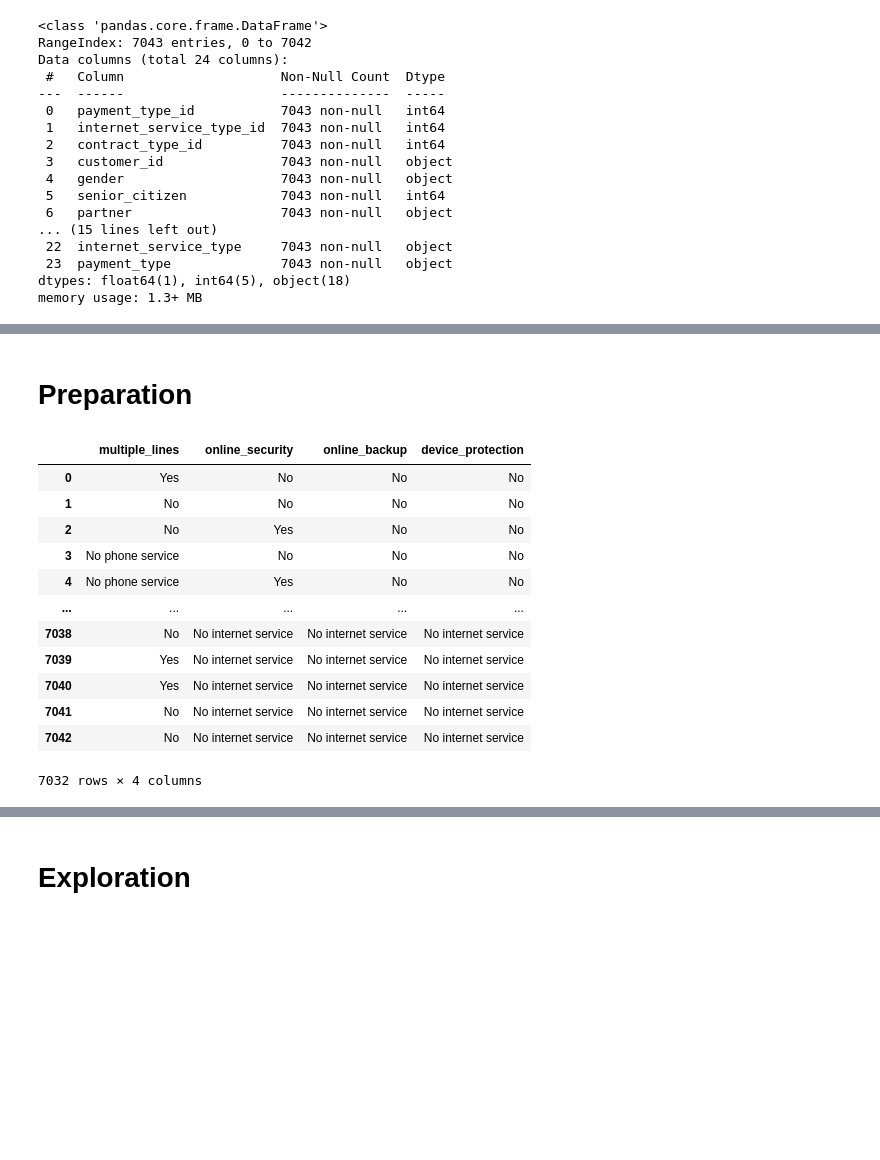
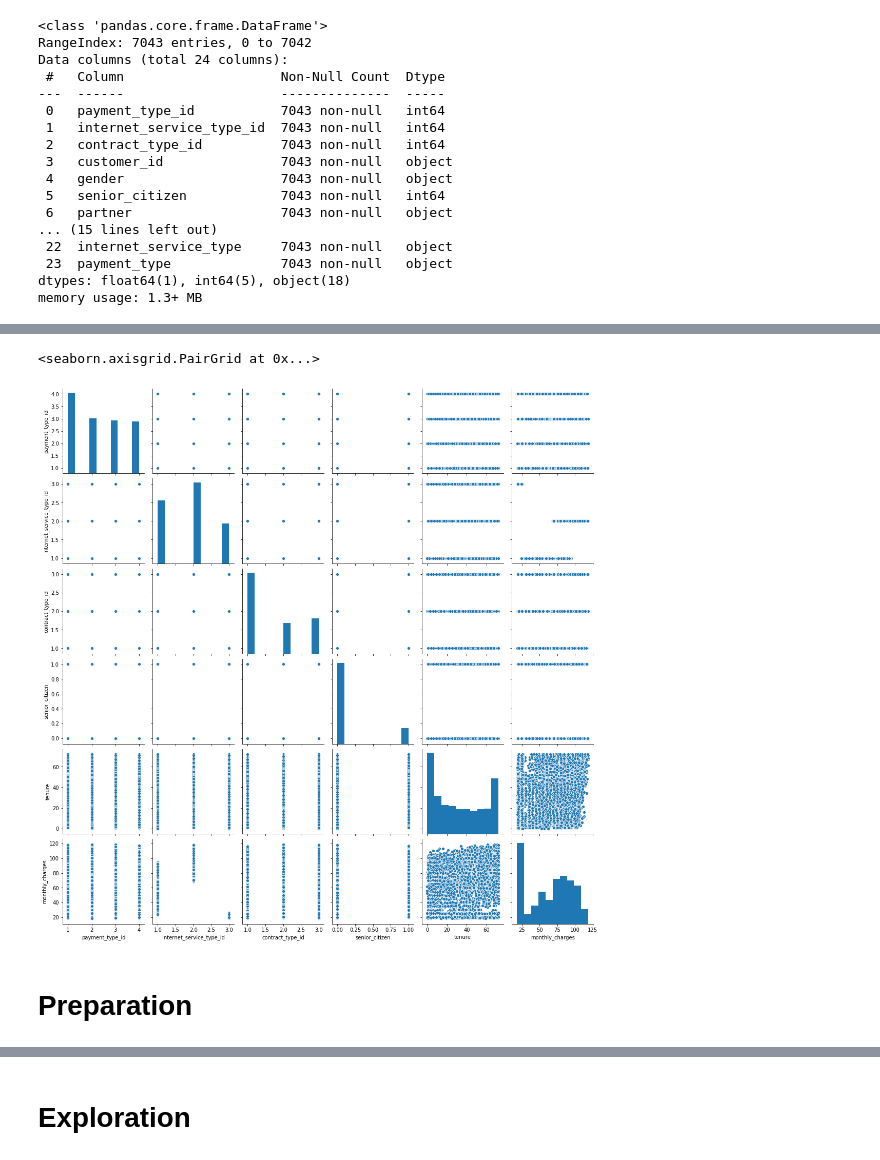
Before and after one commit to Brandon-Martinez27/classification_project, a Jupyter notebook: classification_project.ipynb, the cells around one changed output, grey strips where cells are left out. Drawn from its saved outputs; the diff is of its cells as text; code cells hidden in the pictures; blank space fills up the shorter version.

Commit message:
Project notebook and added prepare file

```diff
--- a/classification_project.ipynb
+++ b/classification_project.ipynb
@@ -7,7 +7,7 @@
 - Walkthrough the construction of a ML classfication Model
 - Provide key points, explanations, and takeaways throughout the process.
 # %%
-#Standard
+# Standard Imports
 import pandas as pd
 import numpy as np
 
@@ -15,9 +15,6 @@ import numpy as np
 import seaborn as sns
 import matplotlib.pyplot as plt
 %matplotlib inline
-
-plt.rc('figure', figsize=(11, 9))
-plt.rc('font', size=13)
 
 # Preparation
 from sklearn.model_selection import train_test_split
@@ -28,6 +25,7 @@ from sklearn.preprocessing import OneHotEncoder
 
 # Modeling and Evalutation
 from sklearn.linear_model import LogisticRegression
+from sklearn.tree import DecisionTreeClassifier
 from sklearn.metrics import classification_report, confusion_matrix, precision_score, recall_score, accuracy_score
 from sklearn.metrics import confusion_matrix
 
@@ -40,7 +38,8 @@ warnings.filterwarnings("ignore")
 
 # Acquire & Prepare
 from acquire import get_telco_data
-#from prepare import telco_split
+from prepare import telco_split
+import math
 # %% [markdown]
 # Acquistion
 # %%
@@ -103,21 +87,8 @@ telco[['tenure', 'monthly_charges', 'total_charges']].describe()
 # %%
-#plot distributions of indivdual variables
+# plot individual distributions
+sns.pairplot(telco)
+# %% [output]
+<seaborn.axisgrid.PairGrid at 0x...>
+[figure, added]
 # %% [markdown]
 # Preparation
-# %%
-# looking at columns that were hidden
-telco[['multiple_lines', 'online_security', 'online_backup', 'device_protection']]
-# %% [output]
-|  | multiple_lines | online_security | online_backup | device_protection |
-| 0 | Yes | No | No | No |
-| 1 | No | No | No | No |
-| 2 | No | Yes | No | No |
-| 3 | No phone service | No | No | No |
-| 4 | No phone service | Yes | No | No |
-| ... | ... | ... | ... | ... |
-| 7038 | No | No internet service | No internet service | No internet service |
-| 7039 | Yes | No internet service | No internet service | No internet service |
-| 7040 | Yes | No internet service | No internet service | No internet service |
-| 7041 | No | No internet service | No internet service | No internet service |
-| 7042 | No | No internet service | No internet service | No internet service |
-7032 rows × 4 columns
```
Also changed, not shown: parts of 67 cells of this notebook, 1 other file.
